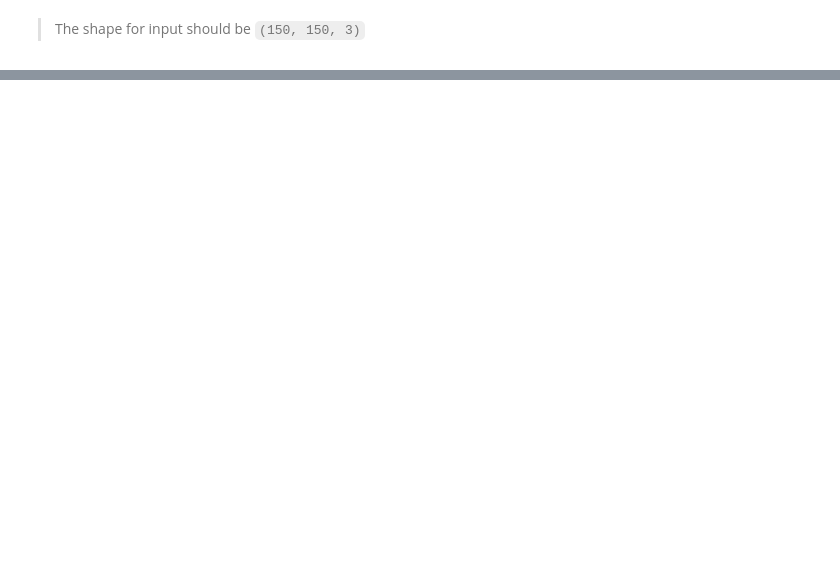
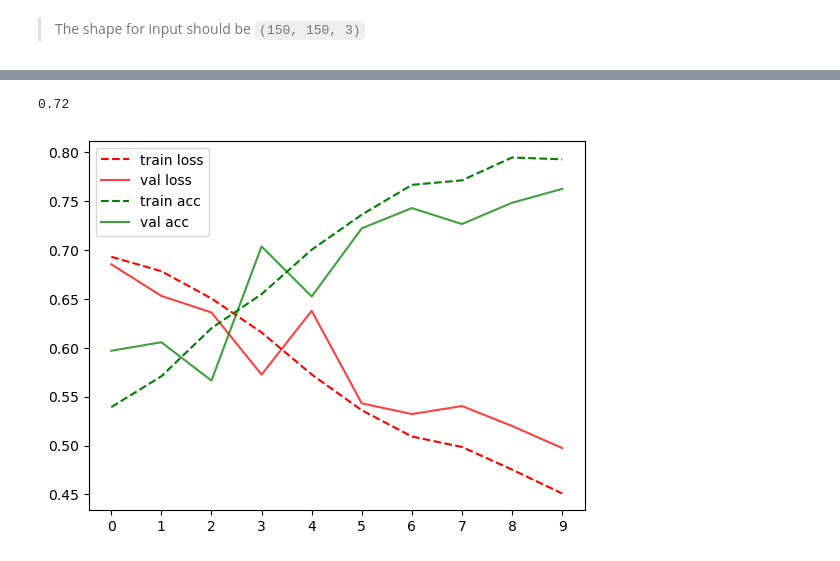
Before and after one commit to ellacharmed/machine-learning-zoomcamp, a Jupyter notebook: cohorts/2023/08-deep-learning/homework-08.ipynb, the cells around one changed output, grey strips where cells are left out. Saved outputs shown, nothing was run; the diff lists cells and outputs as text; code cells hidden in the pictures; blank space fills up the shorter version.

```diff
--- a/cohorts/2023/08-deep-learning/homework-08.ipynb
+++ b/cohorts/2023/08-deep-learning/homework-08.ipynb
@@ -289,0 +162,4 @@ for the model trained with augmentations?
+# %%
+target_size=(150, 150)
+batch_size=20
+shuffle=True
@@ -289,0 +222,13 @@ for the model trained with augmentations?
+# %%
+model = Sequential()
+
+model.add(Conv2D(
+    filters=32,
+    kernel_size=(3, 3),
+    activation='relu',
+    input_shape=input_shape))
+
+model.add(MaxPooling2D(pool_size=(2, 2)))
+model.add(Flatten())
+model.add(Dense(64, activation='relu'))
+model.add(Dense(1, activation='sigmoid'))
@@ -289,0 +254,11 @@ for the model trained with augmentations?
+# %%
+learning_rate = 0.002
+momentum = 0.8
+
+optimizer = keras.optimizers.SGD(
+    learning_rate=learning_rate,
+    momentum=momentum)
+
+loss = keras.losses.BinaryCrossentropy()
+
+model.compile(optimizer=optimizer, loss=loss, metrics=["accuracy"])
@@ -289,0 +302,7 @@ for the model trained with augmentations?
+# %%
+history = model.fit(
+    train_ds,
+    epochs=10,
+    validation_data=test_ds
+    # callbacks=[tensorboard_callback]
+)
@@ -289,0 +340,14 @@ for the model trained with augmentations?
+# %%
+np.median(history.history['accuracy']).round(2)
+# %% [output]
+0.72
+# %%
+plt.plot(history.history['loss'], 'r--', label='train loss')
+plt.plot(history.history['val_loss'], label='val loss', color='red', alpha=0.75)
+plt.plot(history.history['accuracy'], 'g--', label='train acc')
+plt.plot(history.history['val_accuracy'], label='val acc', color='green', alpha=0.75)
+plt.xticks(np.arange(10))
+plt.legend()
+plt.show()
+# %% [output]
+[figure, added]
```
Also changed, not shown: parts of 53 cells of this notebook.
